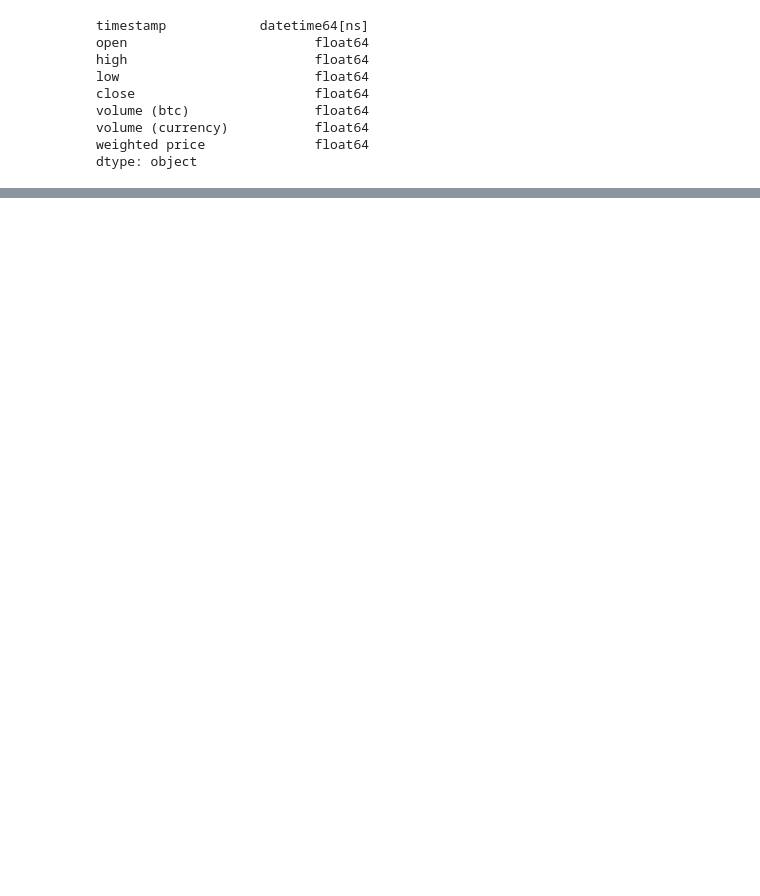
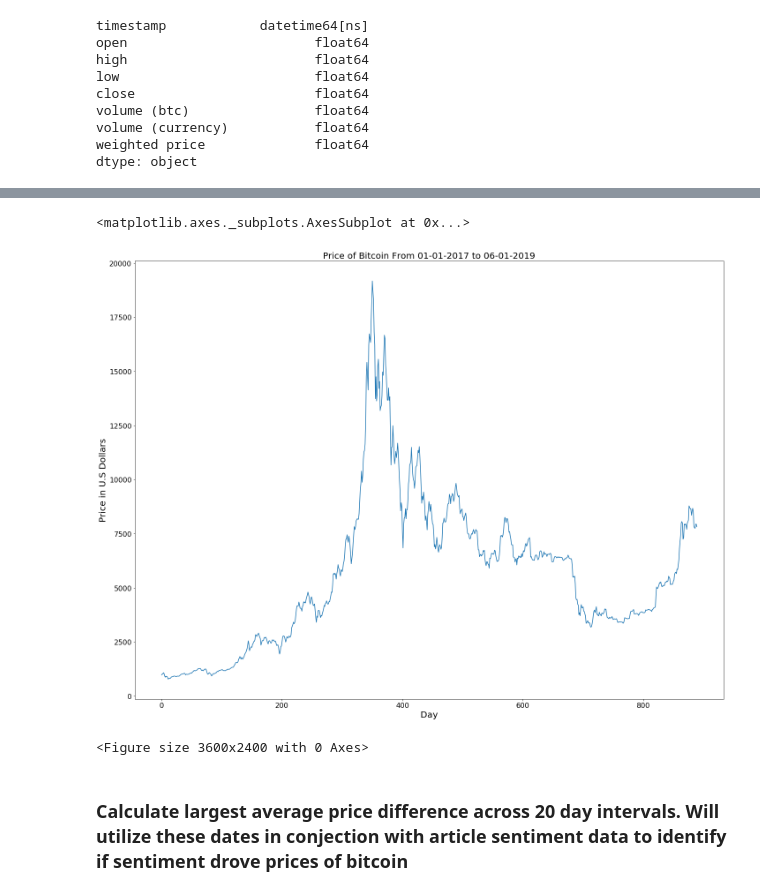
Before and after one commit to MohammadBakir/Bitcoin-Price-Prediction, a Jupyter notebook: crypto_currency_and_market_value_history/Cryptocurrency Data EDA.ipynb, the cells around one changed output, grey strips where cells are left out. Cells and saved outputs as stored; diff of their text form; code cells hidden in the pictures; blank space fills up the shorter version.

Commit message:
Performed EDA on bitcoin prices
-Calculated Average daily weighted price
-Set up next phase of analysis

```diff
--- a/crypto_currency_and_market_value_history/Cryptocurrency Data EDA.ipynb
+++ b/crypto_currency_and_market_value_history/Cryptocurrency Data EDA.ipynb
@@ -56,0 +78,6 @@ with open('./data/bitcoin_4_year_hourly_history_df.pickle', 'wb') as file:
+# %%
+#Sort Dataframe By Date
+bitcoin_price_df_last_2_5_years.sort_values('timestamp', inplace=True)
+
+#Reset Dataframe Row Index
+bitcoin_price_df_last_2_5_years = bitcoin_price_df_last_2_5_years.reset_index(drop=True)
@@ -56,0 +95,40 @@ with open('./data/bitcoin_4_year_hourly_history_df.pickle', 'wb') as file:
+# %%
+#Convert all string dates to datetime
+bitcoin_price_df_last_2_5_years.timestamp = pd.to_datetime(bitcoin_price_df_last_2_5_years.timestamp).dt.date
+# %%
+#Average price across day last 2.5 years
+average_daily_bitcoin_price_2_5_years = bitcoin_price_df_last_2_5_years.groupby(['timestamp']).mean()
+# %%
+def graph_price_history(bitcoin_data, file_name):
+    """
+    This function plots a graph of bitcoin prices across days of week for last 2.5 years
+    bitcoin_data : Sentiment Data Average Across Last 2.5 Years
+    file_name: Name of file that image of graph will be saved as
+    """
+    fig, ax = plt.subplots(figsize=(20, 15));
+    plt.figure(dpi=600);
+
+    x_axis = [x for x in range(len(bitcoin_data))]
+    ax.set_ylabel('Price in U.S Dollars', fontsize=20)
+
+
+    ax.set_xlabel('Day', fontsize=20)
+    ax.set_title ('Price of Bitcoin From 01-01-2017 to 06-01-2019', fontsize=20)
+    for tick in ax.xaxis.get_major_ticks():
+            tick.label.set_fontsize(16)
+    for tick in ax.yaxis.get_major_ticks():
+            tick.label.set_fontsize(16)
+    ax.plot(x_axis,bitcoin_data);
+
+    fig.tight_layout()
+
+    fig.savefig('./graphs/'+file_name+'.png', dpi=600)
+    return ax
+# %%
+graph_price_history(average_daily_bitcoin_price_2_5_years['weighted price'], 'bitcoin_average_price_history_2_5_years')
+# %% [output]
+<matplotlib.axes._subplots.AxesSubplot at 0x...>
+[figure, added]
+<Figure size 3600x2400 with 0 Axes>
+# %% [markdown]
+### Calculate largest average price difference across 20 day intervals. Will utilize these dates in conjection with article sentiment data to identify if sentiment drove prices of bitcoin
```
Also changed, not shown: parts of 8 cells of this notebook, 1 other file.
